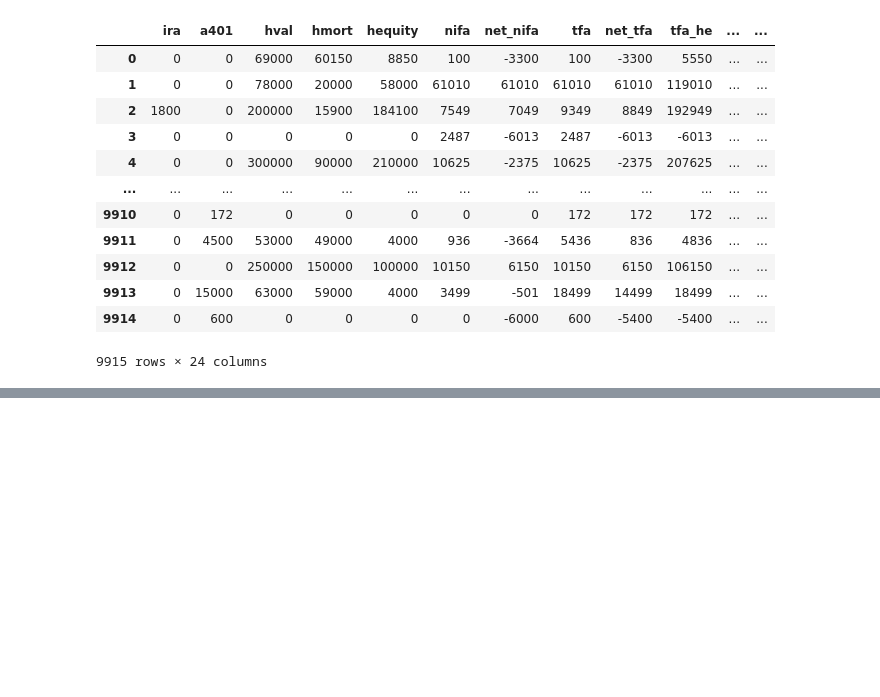
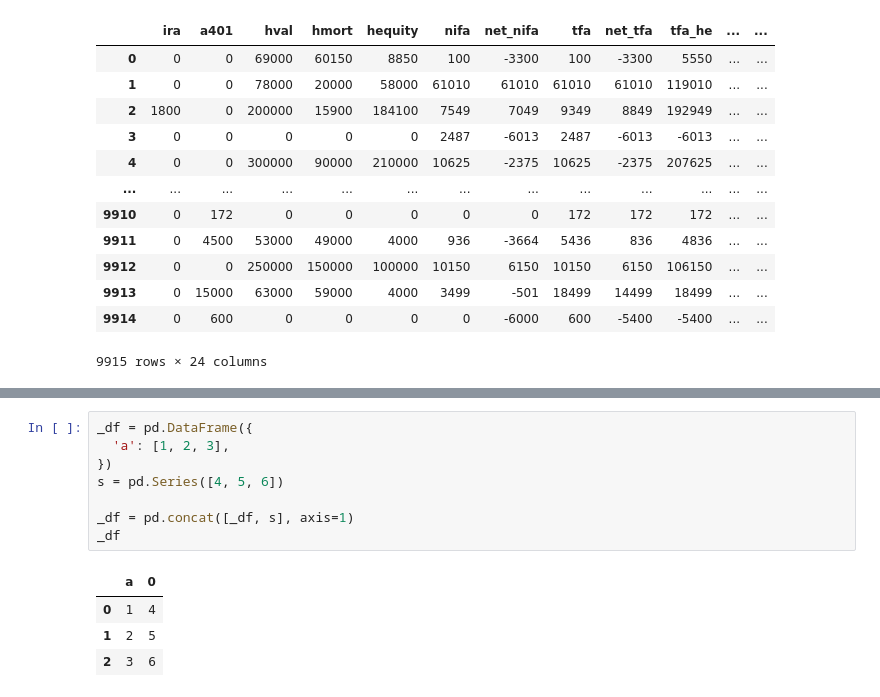
Before and after one commit to vicente6j/econ4161-finalproject, a Jupyter notebook: nb2.ipynb, the cells around one changed output, grey strips where cells are left out. Cells and saved outputs as stored; diff of their text form; blank space fills up the shorter version.

```diff
--- a/nb2.ipynb
+++ b/nb2.ipynb
@@ -41,4 +47,17 @@ df.drop(
   ].index,
   inplace=True,
 )
+# %%
+_df = pd.DataFrame({
+  'a': [1, 2, 3],
+})
+s = pd.Series([4, 5, 6])
+
+_df = pd.concat([_df, s], axis=1)
+_df
+# %% [output]
+|  | a | 0 |
+| 0 | 1 | 4 |
+| 1 | 2 | 5 |
+| 2 | 3 | 6 |
 # %%
```
Also changed, not shown: parts of 16 cells of this notebook, 1 other file.
